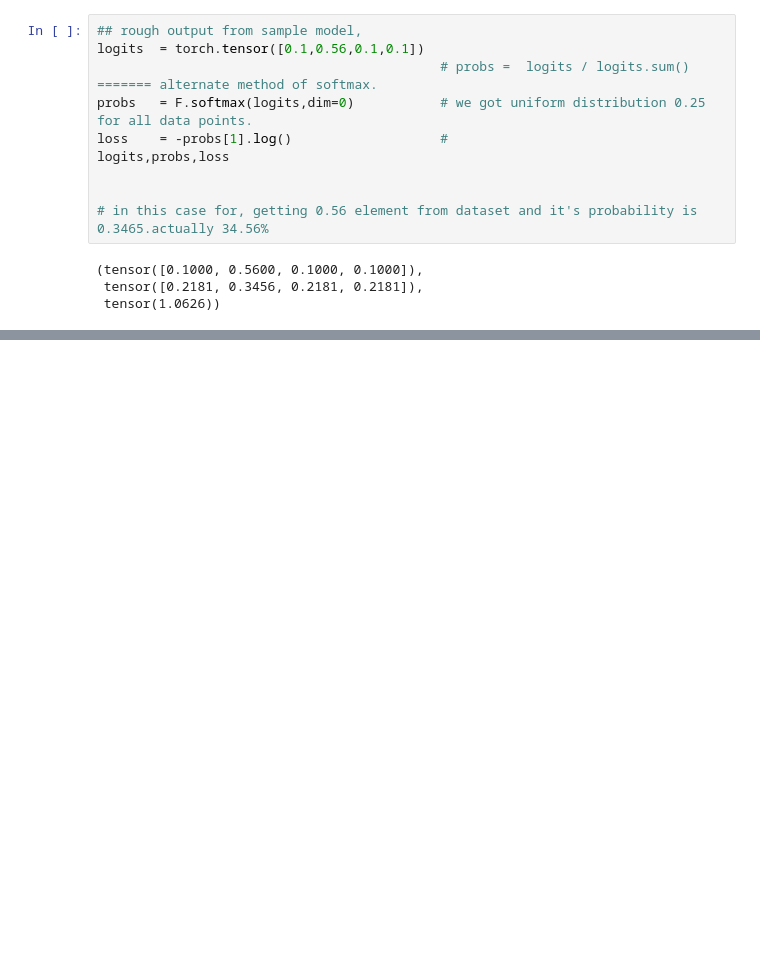
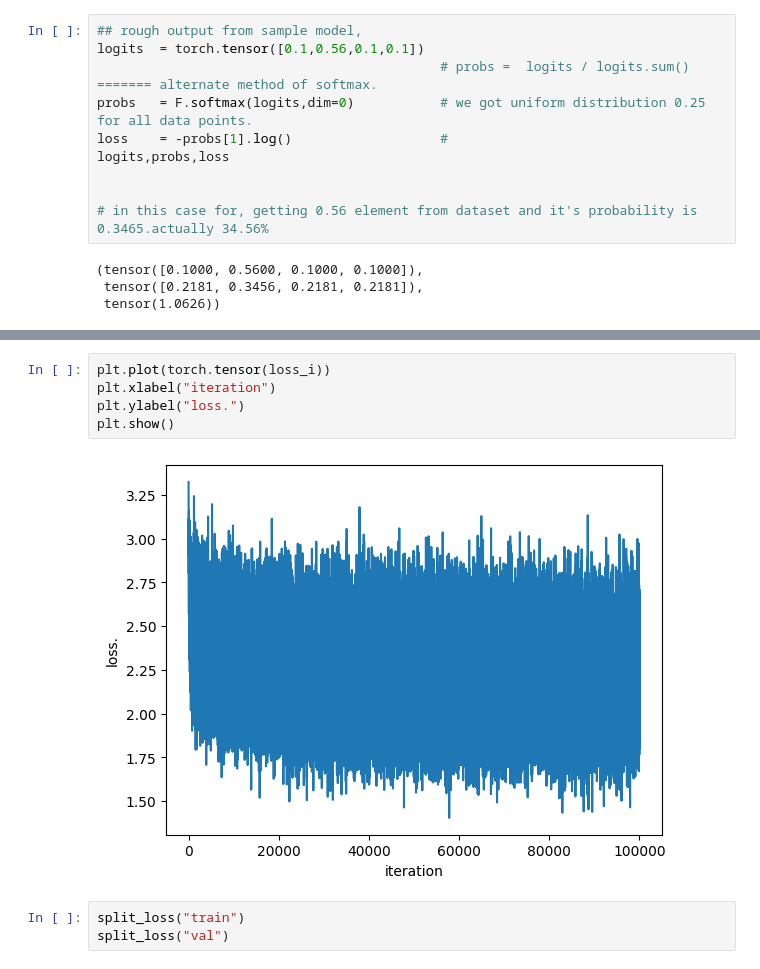
Before and after one commit to Vampaxx/Language_Model, a Jupyter notebook: Language_model/MLP_character_level_Language_Part-2.ipynb, the cells around one changed output, grey strips where cells are left out. Drawn from its saved outputs; the diff is of its cells as text; blank space fills up the shorter version.

```diff
--- a/Language_model/MLP_character_level_Language_Part-2.ipynb
+++ b/Language_model/MLP_character_level_Language_Part-2.ipynb
@@ -301,0 +349,10 @@ Error:
+# %%
+plt.plot(torch.tensor(loss_i))
+plt.xlabel("iteration")
+plt.ylabel("loss.")
+plt.show()
+# %% [output]
+[figure, added]
+# %%
+split_loss("train")
+split_loss("val")
```
Also changed, not shown: parts of 28 cells of this notebook.
